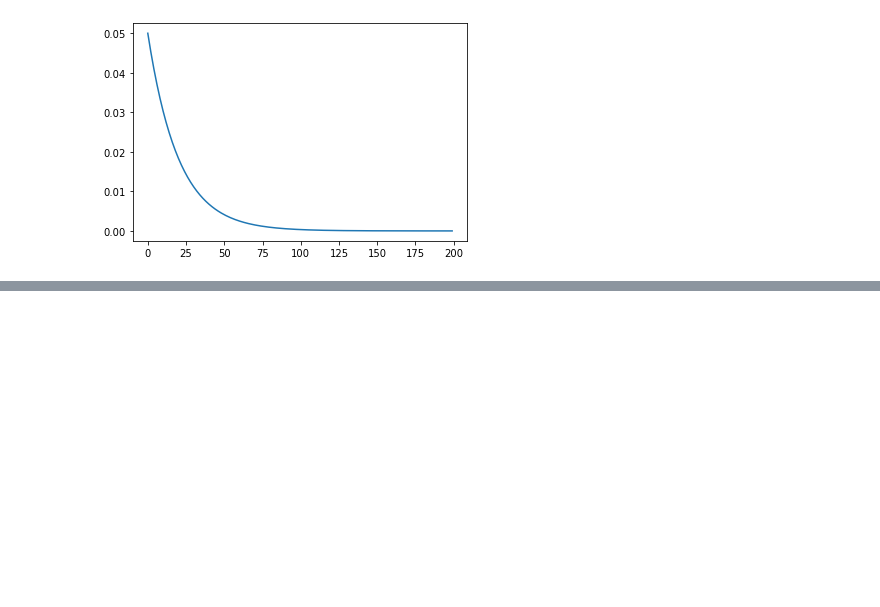
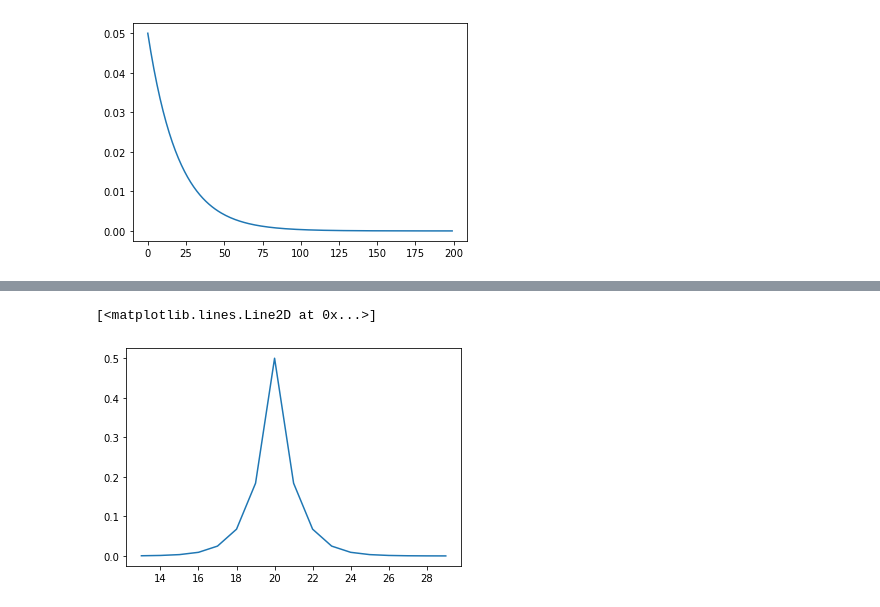
Before and after one commit to sean-meade/Programming-for-Data-Analysis-Assignment, a Jupyter notebook: NumPy random package explained.ipynb, the cells around one changed output, grey strips where cells are left out. Saved outputs shown, nothing was run; the diff lists cells and outputs as text; code cells hidden in the pictures; blank space fills up the shorter version.

```diff
--- a/NumPy random package explained.ipynb
+++ b/NumPy random package explained.ipynb
@@ -590,0 +595,13 @@ $$ P(x) = \frac{1}{2b}e^{-\lvert \frac{x-\mu}{\lambda} \rvert} $$
+# %%
+def laplaceProbability(mu, lam):
+    probDistribution = []
+    for x in range(13, 30):
+        laplaceP = (1/2*lam)*math.exp(-(abs((x-mu))/lam))
+        probDistribution.append(laplaceP)
+
+    return probDistribution
+
+plt.plot(np.arange(13, 30), laplaceProbability(20, 1))
+# %% [output]
+[<matplotlib.lines.Line2D at 0x...>]
+[figure, added]
```
Also changed, not shown: parts of 47 cells of this notebook, 1 other file.
